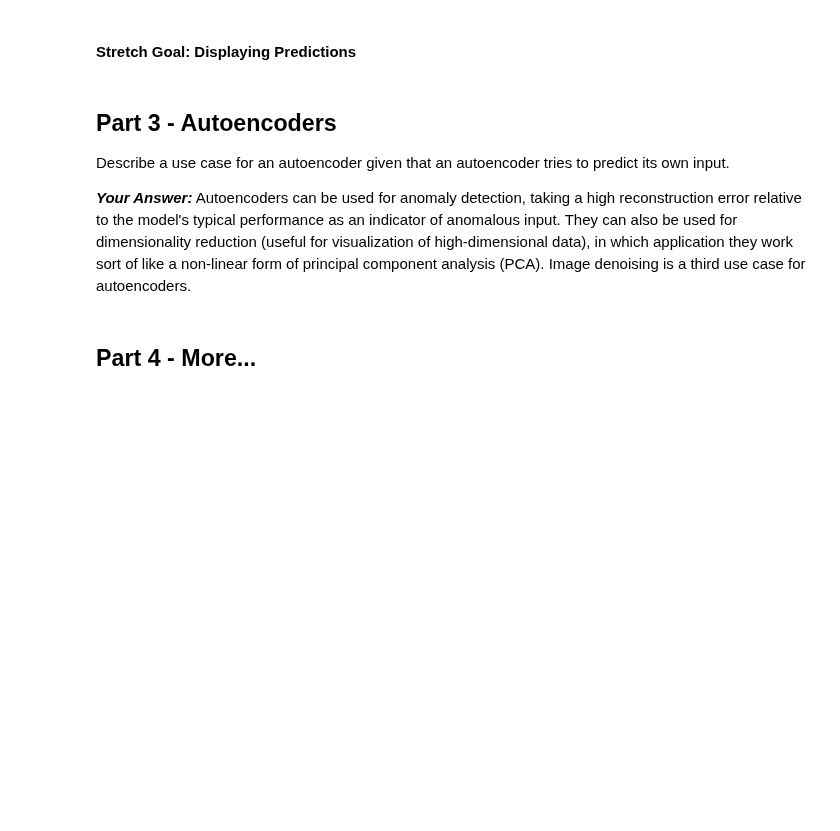
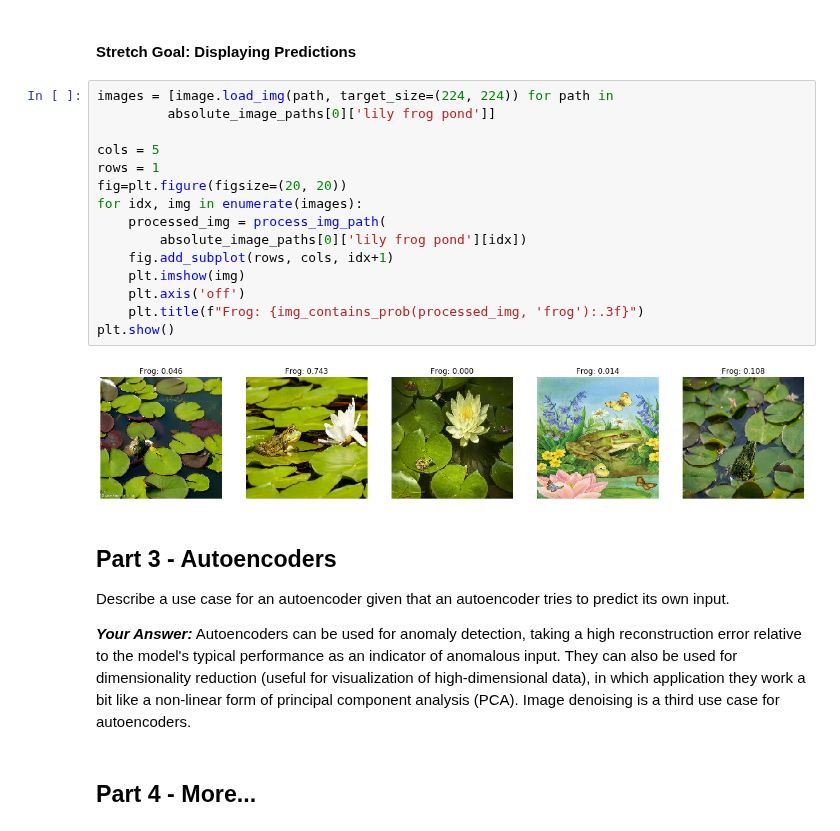
Before and after one commit to bloominstituteoftechnology/DS-Unit-4-Sprint-3-Deep-Learning, a Jupyter notebook: Sprint Challenge/LS_DS_Unit_4_Sprint_3_Challenge.ipynb, the cells around one changed output. Saved outputs shown, nothing was run; the diff lists cells and outputs as text; blank space fills up the shorter version.

```diff
--- a/Sprint Challenge/LS_DS_Unit_4_Sprint_3_Challenge.ipynb
+++ b/Sprint Challenge/LS_DS_Unit_4_Sprint_3_Challenge.ipynb
@@ -516,13 +516,30 @@ predict_top_n(test_combo, 10)
 ResNet50 doesn't so much look for what an image _contains_ as what it is _of_ - it's easily confused by images with multiple distinct subjects.
 # %% [markdown]
 #### Stretch Goal: Displaying Predictions
+# %%
+images = [image.load_img(path, target_size=(224, 224)) for path in
+         absolute_image_paths[0]['lily frog pond']]
+
+cols = 5
+rows = 1
+fig=plt.figure(figsize=(20, 20))
+for idx, img in enumerate(images):
+    processed_img = process_img_path(
+        absolute_image_paths[0]['lily frog pond'][idx])
+    fig.add_subplot(rows, cols, idx+1)
+    plt.imshow(img)
+    plt.axis('off')
+    plt.title(f"Frog: {img_contains_prob(processed_img, 'frog'):.3f}")
+plt.show()
+# %% [output]
+[figure, added]
 # %% [markdown]
 <a id="p3"></a>
 ## Part 3 - Autoencoders
 
 Describe a use case for an autoencoder given that an autoencoder tries to predict its own input.
 
-__*Your Answer:*__ Autoencoders can be used for anomaly detection, taking a high reconstruction error relative to the model's typical performance as an indicator of anomalous input. They can also be used for dimensionality reduction (useful for visualization of high-dimensional data), in which application they work sort of like a non-linear form of principal component analysis (PCA). Image denoising is a third use case for autoencoders.
+__*Your Answer:*__ Autoencoders can be used for anomaly detection, taking a high reconstruction error relative to the model's typical performance as an indicator of anomalous input. They can also be used for dimensionality reduction (useful for visualization of high-dimensional data), in which application they work a bit like a non-linear form of principal component analysis (PCA). Image denoising is a third use case for autoencoders.
 # %% [markdown]
 <a id="p4"></a>
 ## Part 4 - More...
```
Also changed, not shown: parts of 3 cells of this notebook.
